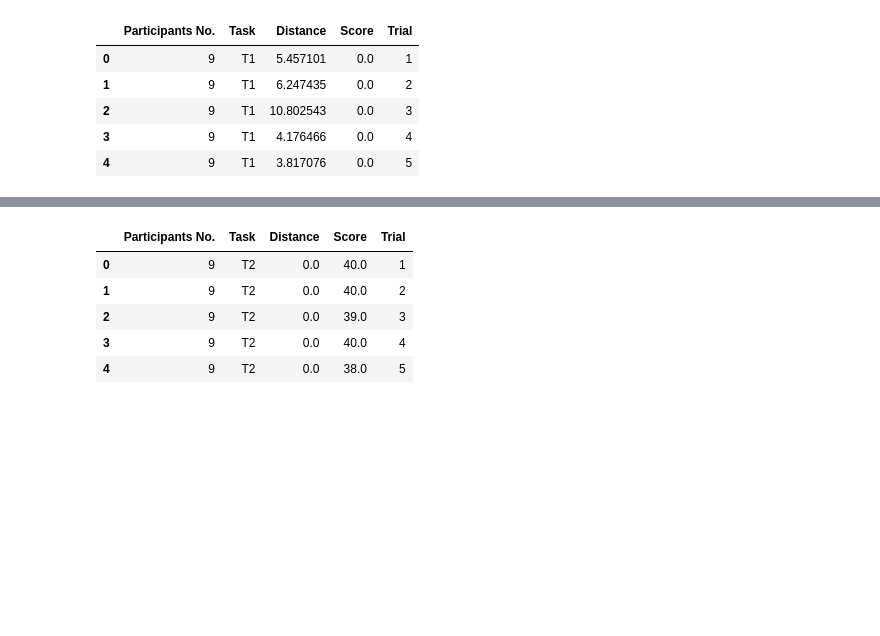
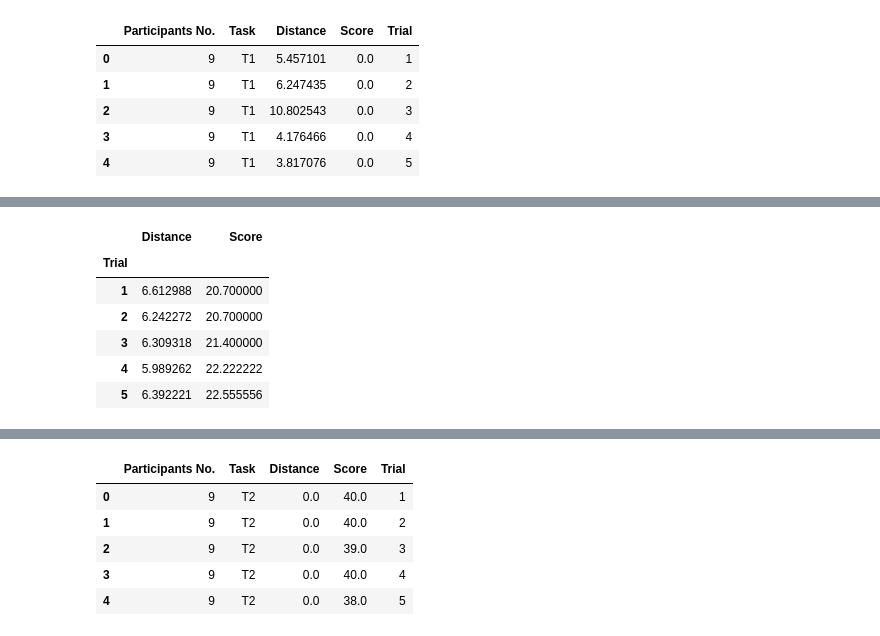
Before and after one commit to outtoin/statistics_practice, a Jupyter notebook: JediFlight_Statistics.ipynb, the cells around one changed output, grey strips where cells are left out. Saved outputs shown, nothing was run; the diff lists cells and outputs as text; code cells hidden in the pictures; blank space fills up the shorter version.

```diff
--- a/JediFlight_Statistics.ipynb
+++ b/JediFlight_Statistics.ipynb
@@ -135,0 +164,10 @@ T1_df.head()
+# %%
+COM_df.groupby(['Trial']).mean()
+# %% [output]
+|  | Distance | Score |
+| Trial |  |  |
+| 1 | 6.612988 | 20.700000 |
+| 2 | 6.242272 | 20.700000 |
+| 3 | 6.309318 | 21.400000 |
+| 4 | 5.989262 | 22.222222 |
+| 5 | 6.392221 | 22.555556 |
```
Also changed, not shown: parts of 3 cells of this notebook.
